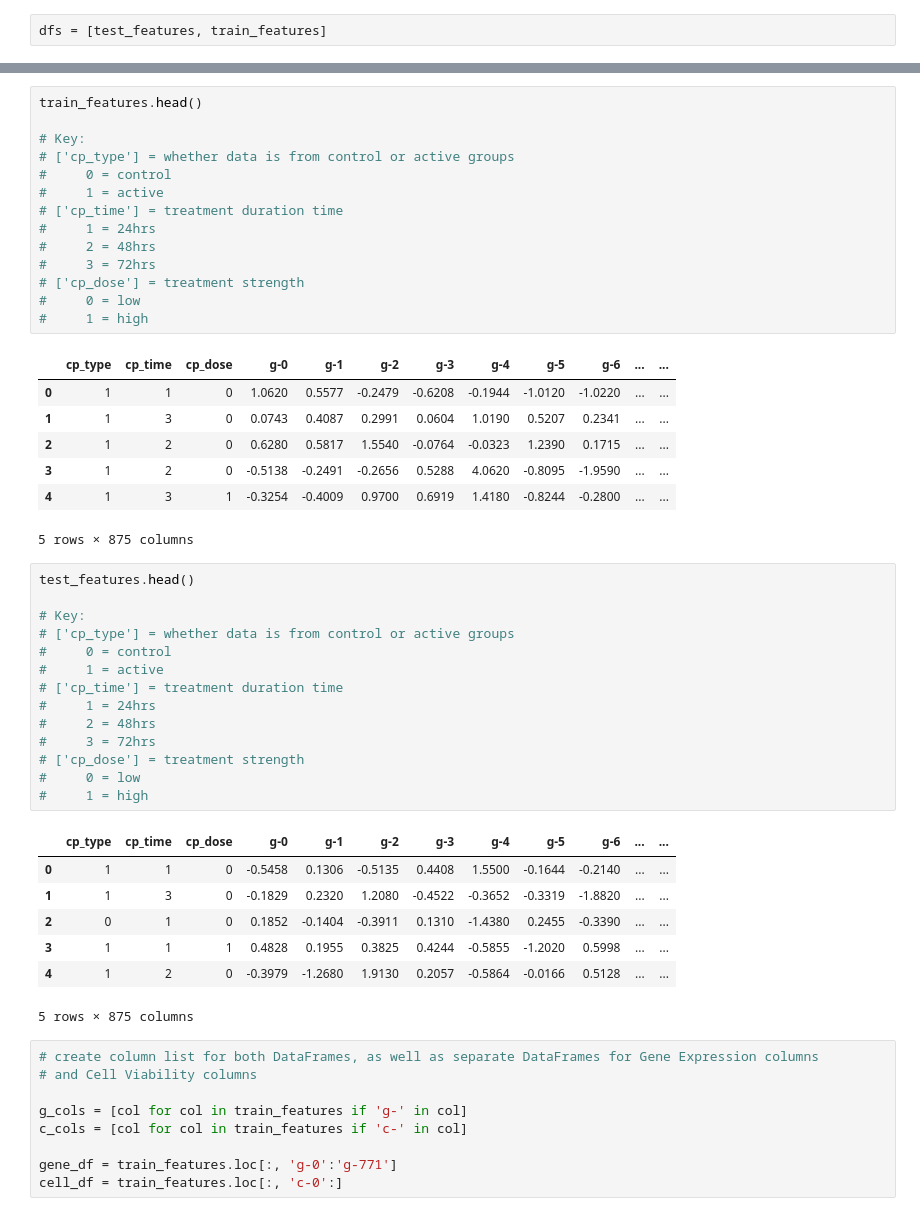
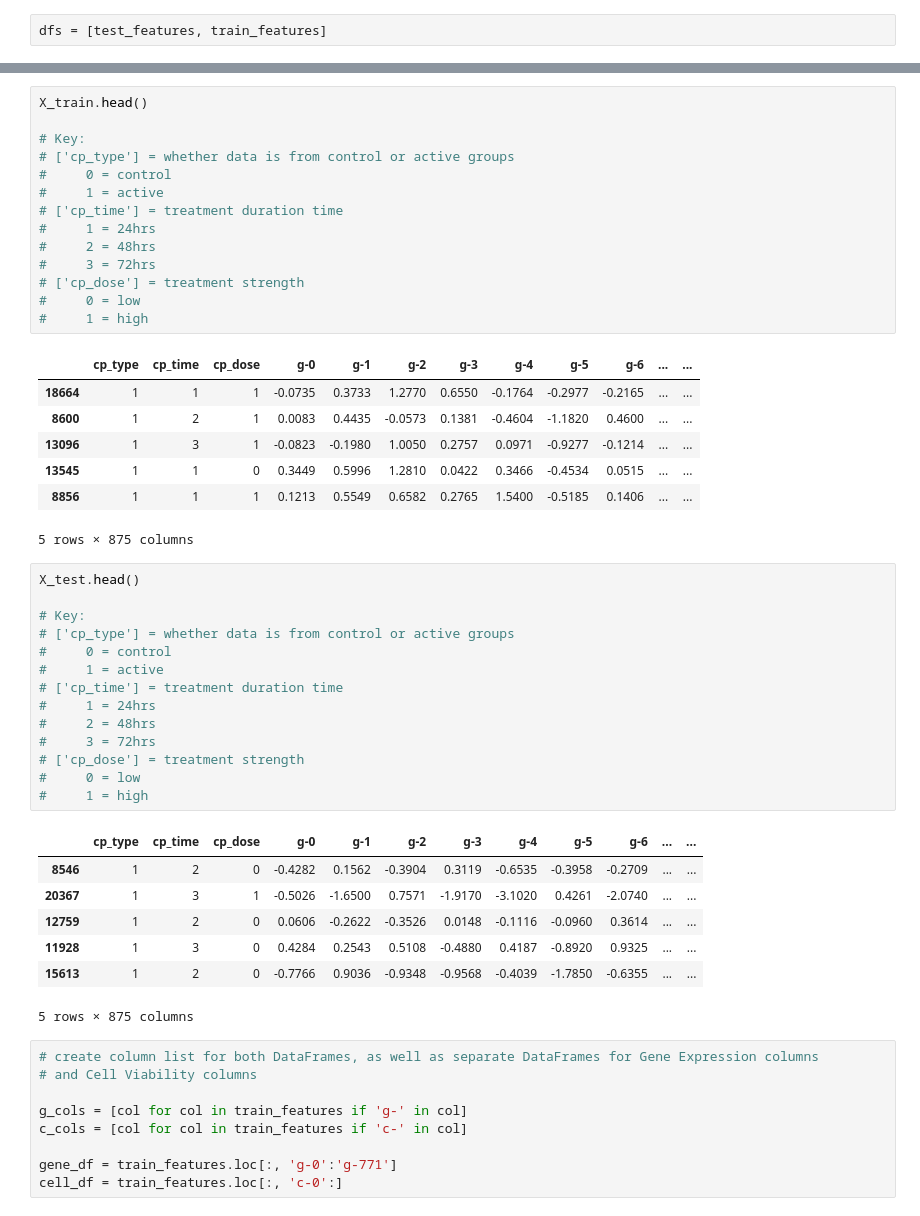
Before and after one commit to G-Sprouts/capstone2_moa, a Jupyter notebook: GW -- Drug Discovery -- Kaggle.ipynb, the cells around one changed output, grey strips where cells are left out. Drawn from its saved outputs; the diff is of its cells as text.

```diff
--- a/GW -- Drug Discovery -- Kaggle.ipynb
+++ b/GW -- Drug Discovery -- Kaggle.ipynb
@@ -81,27 +134,27 @@ tt_scored = tt_scored.loc[keep_idx_train]
 # %%
-train_features.head()
+X_train.head()
 
 # Key:
 # ['cp_type'] = whether data is from control or active groups
 #     0 = control
 #     1 = active
 # ['cp_time'] = treatment duration time
 #     1 = 24hrs
 #     2 = 48hrs
 #     3 = 72hrs
 # ['cp_dose'] = treatment strength
 #     0 = low
 #     1 = high
 # %% [output]
 |  | cp_type | cp_time | cp_dose | g-0 | g-1 | g-2 | g-3 | g-4 | g-5 | g-6 | ... | ... |
-| 0 | 1 | 1 | 0 | 1.0620 | 0.5577 | -0.2479 | -0.6208 | -0.1944 | -1.0120 | -1.0220 | ... | ... |
-| 1 | 1 | 3 | 0 | 0.0743 | 0.4087 | 0.2991 | 0.0604 | 1.0190 | 0.5207 | 0.2341 | ... | ... |
-| 2 | 1 | 2 | 0 | 0.6280 | 0.5817 | 1.5540 | -0.0764 | -0.0323 | 1.2390 | 0.1715 | ... | ... |
-| 3 | 1 | 2 | 0 | -0.5138 | -0.2491 | -0.2656 | 0.5288 | 4.0620 | -0.8095 | -1.9590 | ... | ... |
-| 4 | 1 | 3 | 1 | -0.3254 | -0.4009 | 0.9700 | 0.6919 | 1.4180 | -0.8244 | -0.2800 | ... | ... |
+| 18664 | 1 | 1 | 1 | -0.0735 | 0.3733 | 1.2770 | 0.6550 | -0.1764 | -0.2977 | -0.2165 | ... | ... |
+| 8600 | 1 | 2 | 1 | 0.0083 | 0.4435 | -0.0573 | 0.1381 | -0.4604 | -1.1820 | 0.4600 | ... | ... |
+| 13096 | 1 | 3 | 1 | -0.0823 | -0.1980 | 1.0050 | 0.2757 | 0.0971 | -0.9277 | -0.1214 | ... | ... |
+| 13545 | 1 | 1 | 0 | 0.3449 | 0.5996 | 1.2810 | 0.0422 | 0.3466 | -0.4534 | 0.0515 | ... | ... |
+| 8856 | 1 | 1 | 1 | 0.1213 | 0.5549 | 0.6582 | 0.2765 | 1.5400 | -0.5185 | 0.1406 | ... | ... |
 5 rows × 875 columns
 # %%
-test_features.head()
+X_test.head()
 
 # Key:
 # ['cp_type'] = whether data is from control or active groups
@@ -116,11 +169,11 @@ test_features.head()
 #     1 = high
 # %% [output]
 |  | cp_type | cp_time | cp_dose | g-0 | g-1 | g-2 | g-3 | g-4 | g-5 | g-6 | ... | ... |
-| 0 | 1 | 1 | 0 | -0.5458 | 0.1306 | -0.5135 | 0.4408 | 1.5500 | -0.1644 | -0.2140 | ... | ... |
-| 1 | 1 | 3 | 0 | -0.1829 | 0.2320 | 1.2080 | -0.4522 | -0.3652 | -0.3319 | -1.8820 | ... | ... |
-| 2 | 0 | 1 | 0 | 0.1852 | -0.1404 | -0.3911 | 0.1310 | -1.4380 | 0.2455 | -0.3390 | ... | ... |
-| 3 | 1 | 1 | 1 | 0.4828 | 0.1955 | 0.3825 | 0.4244 | -0.5855 | -1.2020 | 0.5998 | ... | ... |
-| 4 | 1 | 2 | 0 | -0.3979 | -1.2680 | 1.9130 | 0.2057 | -0.5864 | -0.0166 | 0.5128 | ... | ... |
+| 8546 | 1 | 2 | 0 | -0.4282 | 0.1562 | -0.3904 | 0.3119 | -0.6535 | -0.3958 | -0.2709 | ... | ... |
+| 20367 | 1 | 3 | 1 | -0.5026 | -1.6500 | 0.7571 | -1.9170 | -3.1020 | 0.4261 | -2.0740 | ... | ... |
+| 12759 | 1 | 2 | 0 | 0.0606 | -0.2622 | -0.3526 | 0.0148 | -0.1116 | -0.0960 | 0.3614 | ... | ... |
+| 11928 | 1 | 3 | 0 | 0.4284 | 0.2543 | 0.5108 | -0.4880 | 0.4187 | -0.8920 | 0.9325 | ... | ... |
+| 15613 | 1 | 2 | 0 | -0.7766 | 0.9036 | -0.9348 | -0.9568 | -0.4039 | -1.7850 | -0.6355 | ... | ... |
 5 rows × 875 columns
 # %%
 # create column list for both DataFrames, as well as separate DataFrames for Gene Expression columns
```
Also changed, not shown: parts of 21 cells of this notebook.
